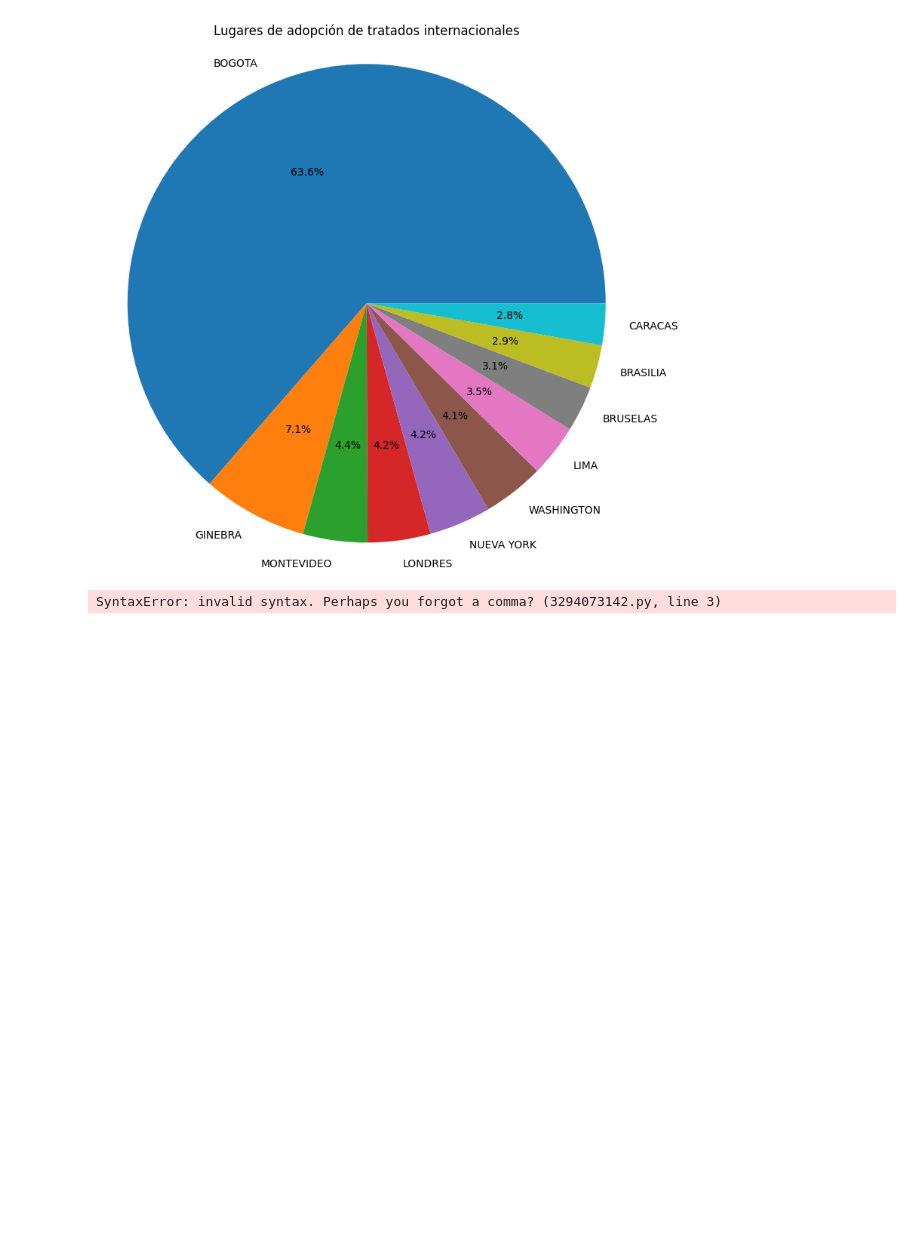
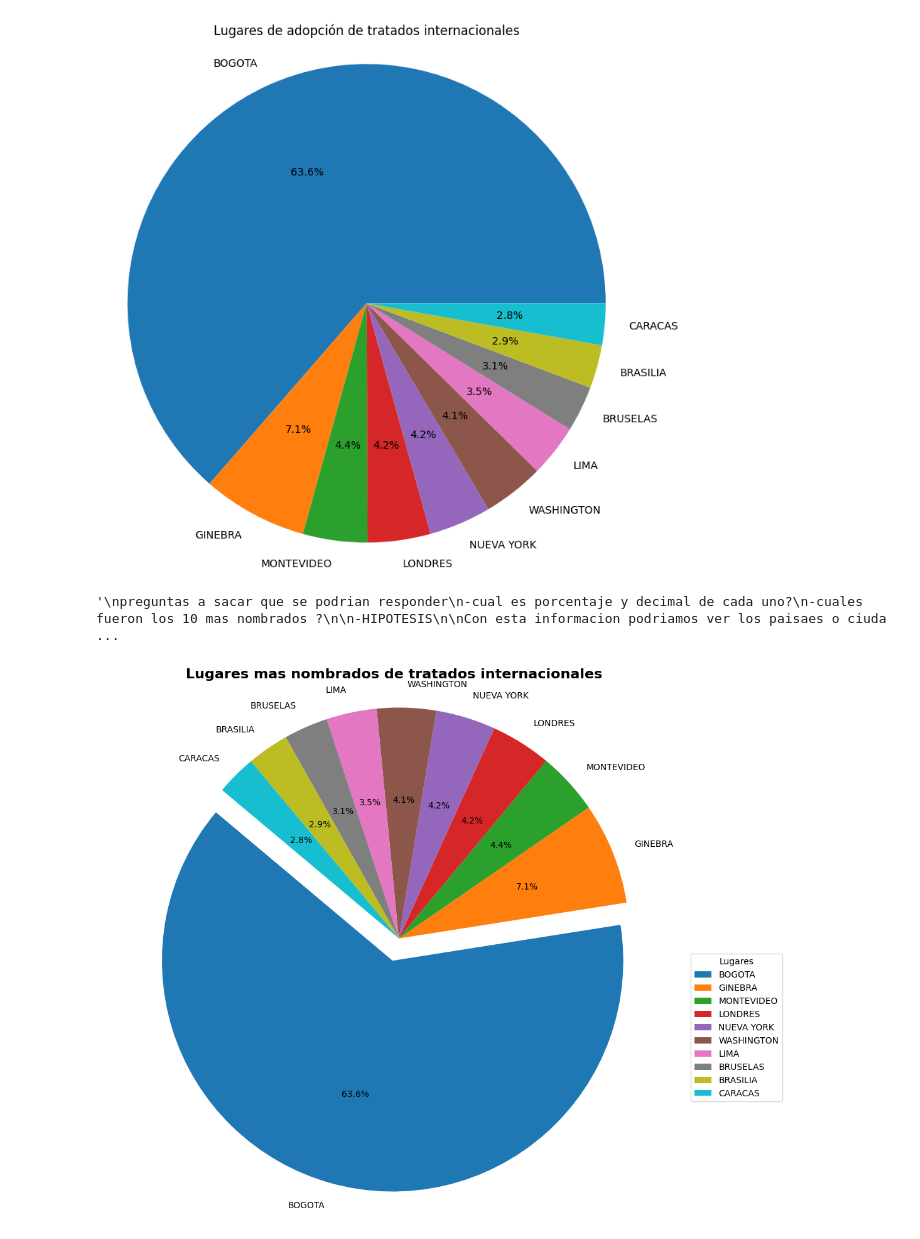
Before and after one commit to lovetas/entregable-1-, a Jupyter notebook: entregable/entregable_3.ipynb, the cells around one changed output. Drawn from its saved outputs; the diff is of its cells as text; code cells hidden in the pictures; blank space fills up the shorter version.

```diff
--- a/entregable/entregable_3.ipynb
+++ b/entregable/entregable_3.ipynb
@@ -30,24 +30,24 @@ preguntas a sacar que se podrian responder
 
 Con esta informacion podriamos ver los paisaes o ciudades mas dominantes en los tratados internacionales y ver la cantidad de participaciones
 que puede tener cada uno medido en procentajes.
+"""
+# %% [output]
+'\npreguntas a sacar que se podrian responder\n-cual es porcentaje y decimal de cada uno?\n-cuales fueron los 10 mas nombrados ?\n\n-HIPOTESIS\n\nCon esta informacion podriamos ver los paisaes o ciuda ...
 # %%
 
-
-# Crear gráfica de pastel
-plt.figure(figsize=(12, 11),
- plt.pie
+plt.figure(figsize=(12, 11))
+plt.pie(
     frecuencia_lugares.values,
     labels=frecuencia_lugares.index,
     autopct='%1.1f%%',
     startangle=140,
 
-    wedgeprops={'edgecolor': 'black'},
     explode=[0.1 if i == 0 else 0 for i in range(len(frecuencia_lugares))]
 )
-plt.title('Lugares de adopción de tratados internacionales', fontsize=16, fontweight='bold')
+plt.title('Lugares mas nombrados de tratados internacionales', fontsize=16, fontweight='bold' )
 plt.axis('equal')  # Asegura que sea un círculo perfecto
 plt.legend(title="Lugares", loc="best", bbox_to_anchor=(1, 0.5))
-plt.tight_layout()  # Ajusta el espacio para que no se sobrepongan elementos
+
 plt.show()
 # %% [output]
-SyntaxError: invalid syntax. Perhaps you forgot a comma? (3294073142.py, line 3)
+[figure, added]
```
Also changed, not shown: parts of 7 cells of this notebook, 1 other file.
